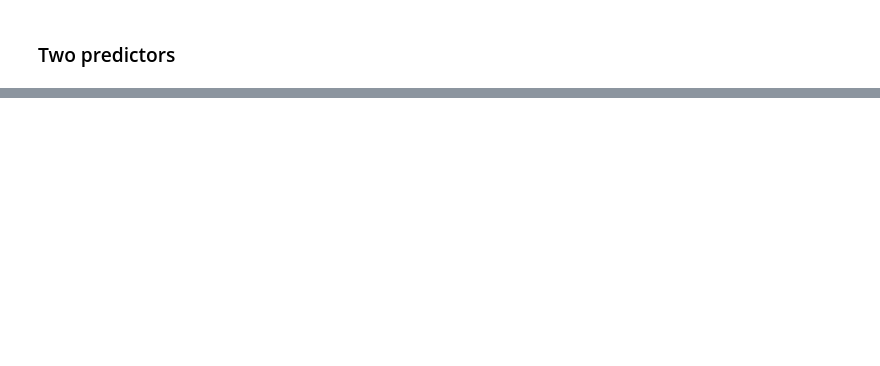
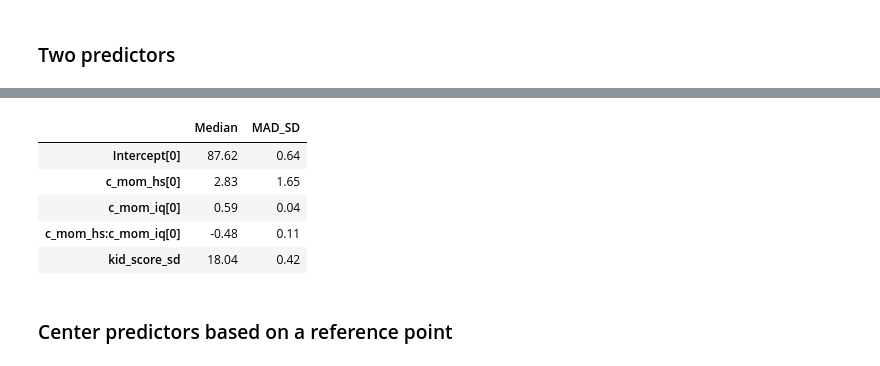
Before and after one commit to bambinos/educational-resources, a Jupyter notebook: ROS/KidIQ/kidiq.ipynb, the cells around one changed output, grey strips where cells are left out. Drawn from its saved outputs; the diff is of its cells as text; code cells hidden in the pictures; blank space fills up the shorter version.

Commit message:
Update kidiq

```diff
--- a/ROS/KidIQ/kidiq.ipynb
+++ b/ROS/KidIQ/kidiq.ipynb
@@ -280,0 +290,6 @@ ax.set_ylabel("Child test score");
+# %%
+kidiq["c_mom_hs"] = kidiq["mom_hs"] - kidiq["mom_hs"].mean()
+kidiq["c_mom_iq"] = kidiq["mom_iq"] - kidiq["mom_iq"].mean()
+# %%
+model = Model(kidiq)
+fit_4c = model.fit('kid_score ~ c_mom_hs + c_mom_iq + c_mom_hs:c_mom_iq', samples=1000, chains=4)
@@ -280,0 +308,15 @@ ax.set_ylabel("Child test score");
+# %%
+func_dict = {"Median": np.median,
+            "MAD_SD":stats.median_abs_deviation,
+             }
+coefs = az.summary(fit_4c, stat_funcs=func_dict, extend=False, round_to=2)
+coefs
+# %% [output]
+|  | Median | MAD_SD |
+| Intercept[0] | 87.62 | 0.64 |
+| c_mom_hs[0] | 2.83 | 1.65 |
+| c_mom_iq[0] | 0.59 | 0.04 |
+| c_mom_hs:c_mom_iq[0] | -0.48 | 0.11 |
+| kid_score_sd | 18.04 | 0.42 |
+# %% [markdown]
+### Center predictors based on a reference point
```
Also changed, not shown: parts of 20 cells of this notebook.
